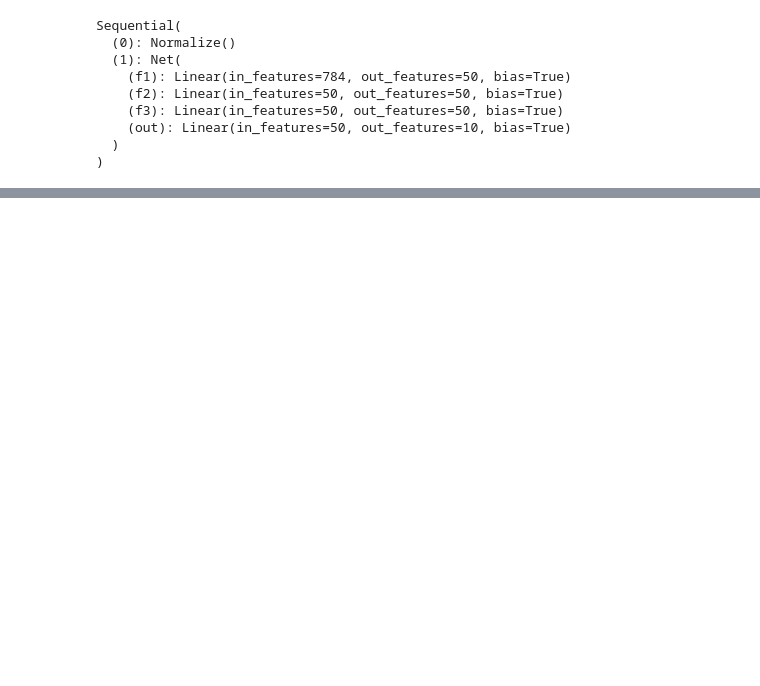
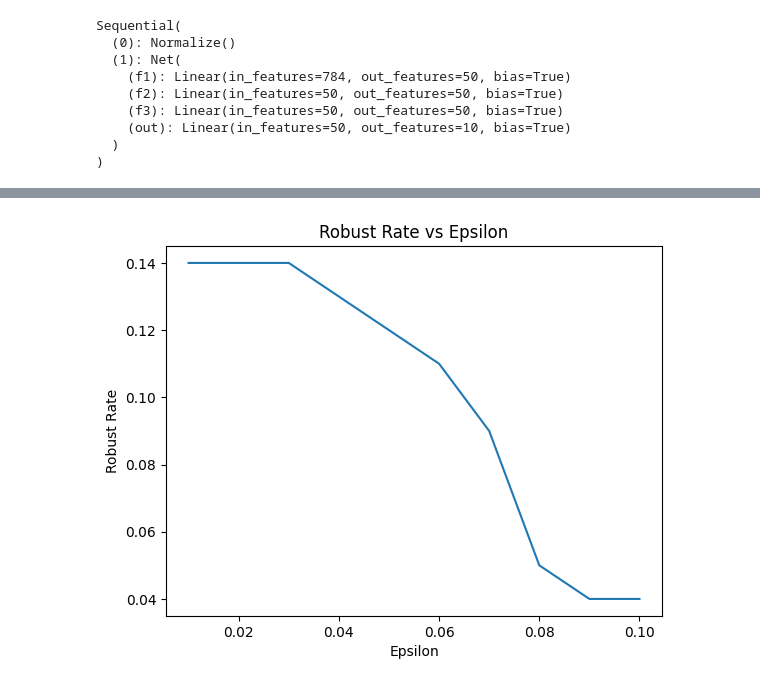
Before and after one commit to Kunlun-Zhu/CS521-Homework, a Jupyter notebook: HW2/interval_analysis.ipynb, the cells around one changed output, grey strips where cells are left out. Cells and saved outputs as stored; diff of their text form; code cells hidden in the pictures; blank space fills up the shorter version.

```diff
--- a/HW2/interval_analysis.ipynb
+++ b/HW2/interval_analysis.ipynb
@@ -292,0 +326,12 @@ tensor([1.3172, 1.9415, 2.0474, 1.7664, 1.6930, 1.6642, 1.8288, 1.4371, 1.8501,
+# %%
+import matplotlib.pyplot as plt
+
+eps = [0.01 * i for i in range(1, 11)]
+robust_rates = [0.14, 0.14, 0.14, 0.13, 0.12, 0.11, 0.09, 0.05, 0.04, 0.04]
+plt.plot(eps, robust_rates)
+plt.xlabel('Epsilon')
+plt.ylabel('Robust Rate')
+plt.title('Robust Rate vs Epsilon')
+plt.show()
+# %% [output]
+[figure, added]
```
Also changed, not shown: parts of 7 cells of this notebook, 1 other file.
